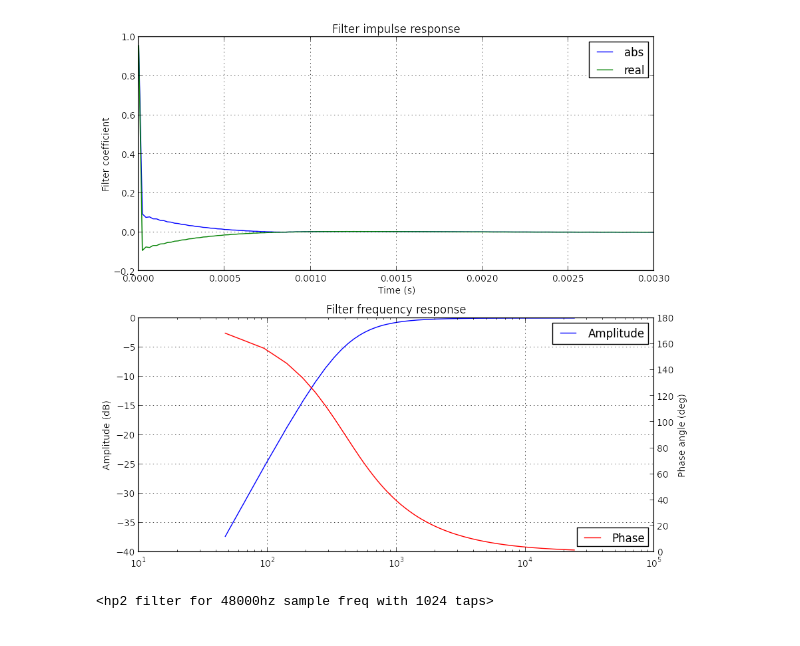
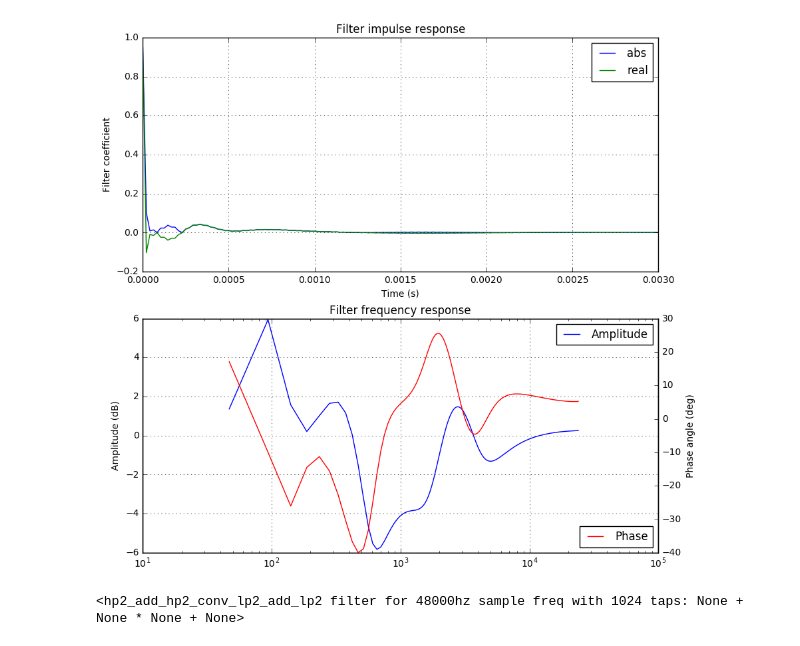
Before and after one commit to axiak/speakers, a Jupyter notebook: notebooks/FilterBlocks.ipynb, the cells around one changed output. Cells and saved outputs as stored; diff of their text form; code cells hidden in the pictures.

```diff
--- a/notebooks/FilterBlocks.ipynb
+++ b/notebooks/FilterBlocks.ipynb
@@ -90,7 +91,10 @@ filt_hp1
 <hp1 filter for 48000hz sample freq with 1024 taps>
-# %%
-filt_hp2 = ff.analog_hp2(400, 0.577)
-filt_hp2
-# %% [output]
-[figure, removed]
-<hp2 filter for 48000hz sample freq with 1024 taps>
+# %%
+bass = ff.analog_lp2(450, 1)
+mid = (ff.analog_hp2(20, 1) * ff.analog_lp2(3300, 1))
+tweeter = ff.analog_hp2(2200, 1)
+
+(bass + mid + tweeter)
+# %% [output]
+[figure, added]
+<hp2_add_hp2_conv_lp2_add_lp2 filter for 48000hz sample freq with 1024 taps: None + None * None + None>
```
Also changed, not shown: parts of 15 cells of this notebook, 4 other files.
